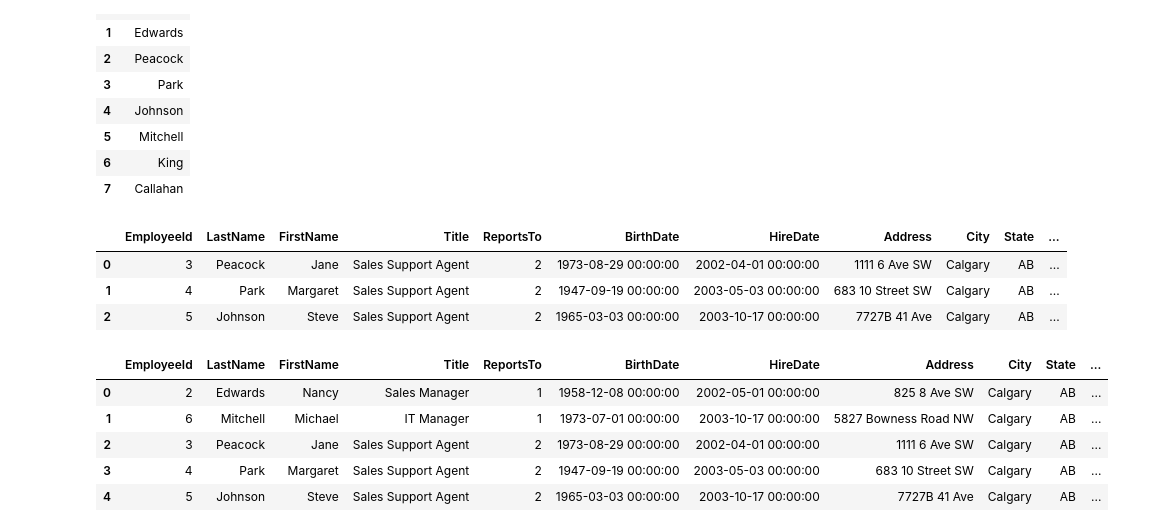
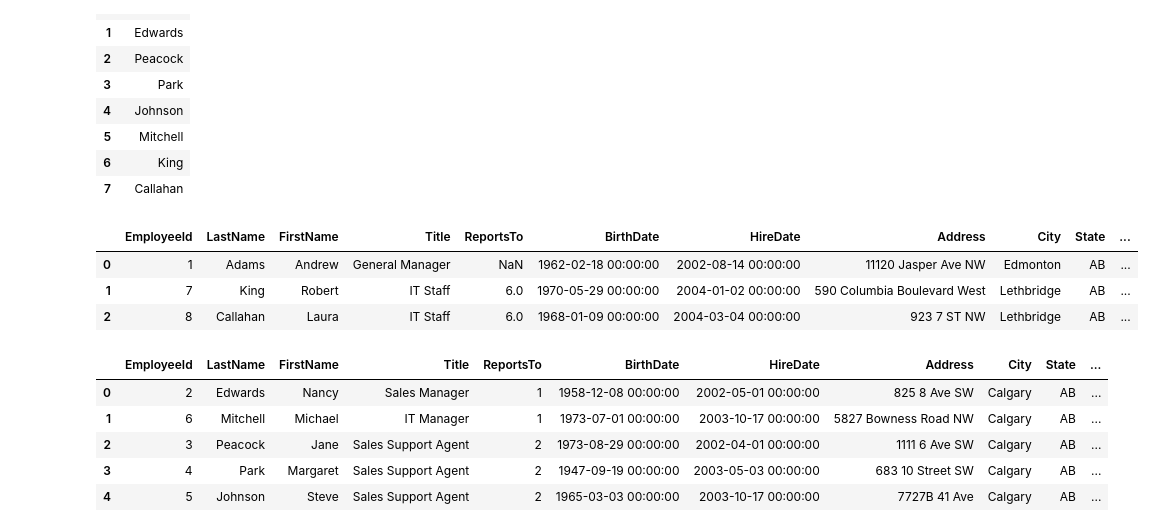
Before and after one commit to fralfaro/MAT281_2022, a Jupyter notebook: docs/lectures/data_manipulation/data_manipulation/sqlalchemy/sqlalchemy.ipynb, the cells around one changed output. Saved outputs shown, nothing was run; the diff lists cells and outputs as text; code cells hidden in the pictures.

```diff
--- a/docs/lectures/data_manipulation/data_manipulation/sqlalchemy/sqlalchemy.ipynb
+++ b/docs/lectures/data_manipulation/data_manipulation/sqlalchemy/sqlalchemy.ipynb
@@ -257,24 +262,27 @@ consulta(query,conn)
 # %%
 # operadores logicos
 
 query1 = """
-SELECT *  FROM employees WHERE ReportsTo>1 AND ReportsTo<4
+SELECT *  FROM employees
+WHERE ReportsTo>1 AND ReportsTo<4
 """
 
 query2 = """
-SELECT *  FROM employees WHERE ReportsTo>1 OR City='Calgary'
+SELECT *  FROM employees
+WHERE ReportsTo>1 OR City='Calgary'
 """
 
 query3 = """
-SELECT *  FROM employees WHERE NOT City =  'Calgary'
+SELECT *  FROM employees
+WHERE NOT City =  'Calgary'
 """
 
-consulta(query1,conn)
+consulta(query3,conn)
 # %% [output]
 |  | EmployeeId | LastName | FirstName | Title | ReportsTo | BirthDate | HireDate | Address | City | State | ... |
-| 0 | 3 | Peacock | Jane | Sales Support Agent | 2 | 1973-08-29 00:00:00 | 2002-04-01 00:00:00 | 1111 6 Ave SW | Calgary | AB | ... |
-| 1 | 4 | Park | Margaret | Sales Support Agent | 2 | 1947-09-19 00:00:00 | 2003-05-03 00:00:00 | 683 10 Street SW | Calgary | AB | ... |
-| 2 | 5 | Johnson | Steve | Sales Support Agent | 2 | 1965-03-03 00:00:00 | 2003-10-17 00:00:00 | 7727B 41 Ave | Calgary | AB | ... |
+| 0 | 1 | Adams | Andrew | General Manager | NaN | 1962-02-18 00:00:00 | 2002-08-14 00:00:00 | 11120 Jasper Ave NW | Edmonton | AB | ... |
+| 1 | 7 | King | Robert | IT Staff | 6.0 | 1970-05-29 00:00:00 | 2004-01-02 00:00:00 | 590 Columbia Boulevard West | Lethbridge | AB | ... |
+| 2 | 8 | Callahan | Laura | IT Staff | 6.0 | 1968-01-09 00:00:00 | 2004-03-04 00:00:00 | 923 7 ST NW | Lethbridge | AB | ... |
 # %%
 # Operador BETWEEN
 query = """
```
Also changed, not shown: parts of 6 cells of this notebook, 1 other file.
